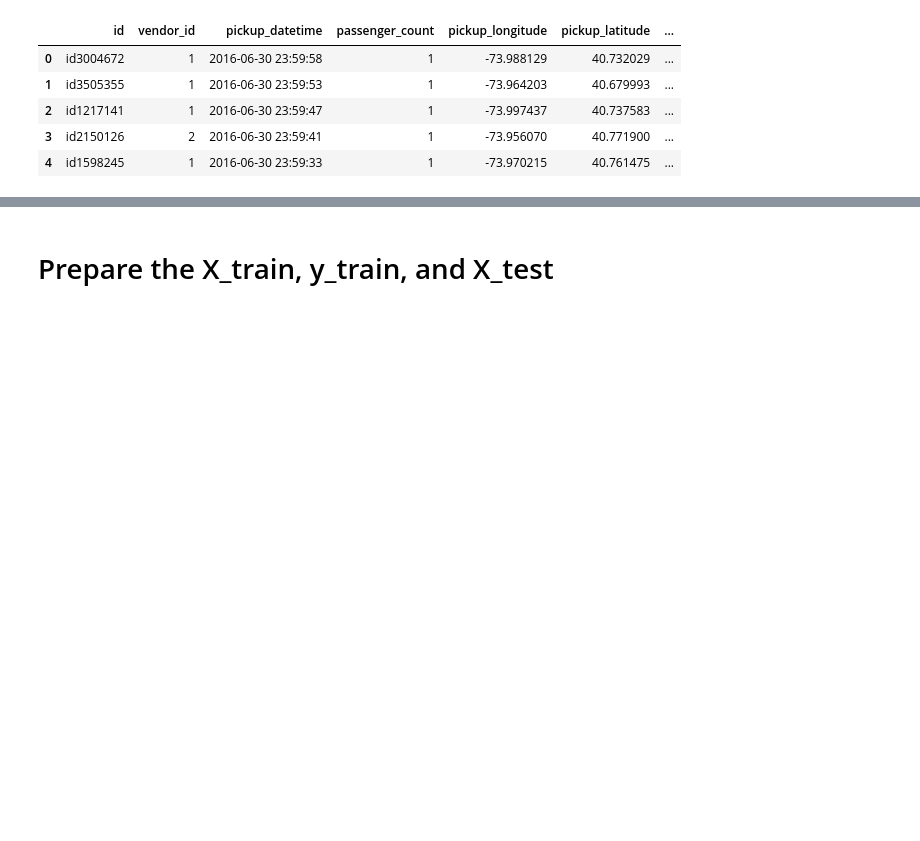
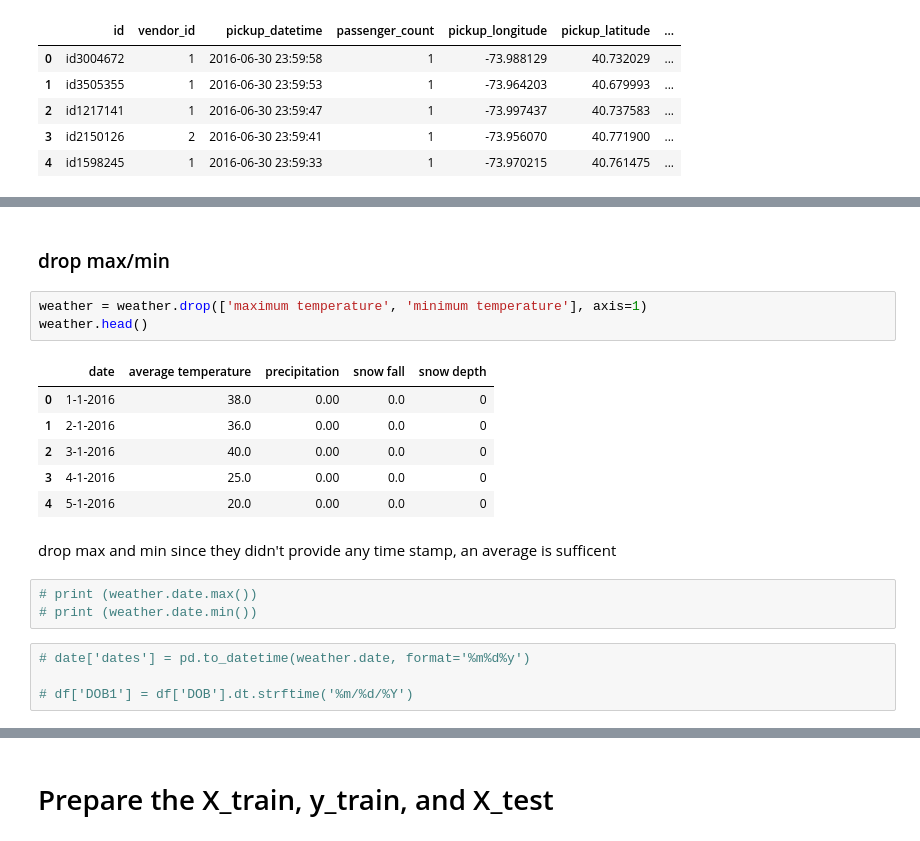
Before and after one commit to zhang1995/datascience, a Jupyter notebook: testing purposes.ipynb, the cells around one changed output, grey strips where cells are left out. Cells and saved outputs as stored; diff of their text form; blank space fills up the shorter version.

```diff
--- a/testing purposes.ipynb
+++ b/testing purposes.ipynb
@@ -275,0 +334,21 @@ test.head(1)
+# %% [markdown]
+### drop max/min
+# %%
+weather = weather.drop(['maximum temperature', 'minimum temperature'], axis=1)
+weather.head()
+# %% [output]
+|  | date | average temperature | precipitation | snow fall | snow depth |
+| 0 | 1-1-2016 | 38.0 | 0.00 | 0.0 | 0 |
+| 1 | 2-1-2016 | 36.0 | 0.00 | 0.0 | 0 |
+| 2 | 3-1-2016 | 40.0 | 0.00 | 0.0 | 0 |
+| 3 | 4-1-2016 | 25.0 | 0.00 | 0.0 | 0 |
+| 4 | 5-1-2016 | 20.0 | 0.00 | 0.0 | 0 |
+# %% [markdown]
+drop max and min since they didn't provide any time stamp, an average is sufficent
+# %%
+# print (weather.date.max())
+# print (weather.date.min())
+# %%
+# date['dates'] = pd.to_datetime(weather.date, format='%m%d%y')
+
+# df['DOB1'] = df['DOB'].dt.strftime('%m/%d/%Y')
```
Also changed, not shown: parts of 81 cells of this notebook, 1 other file.
